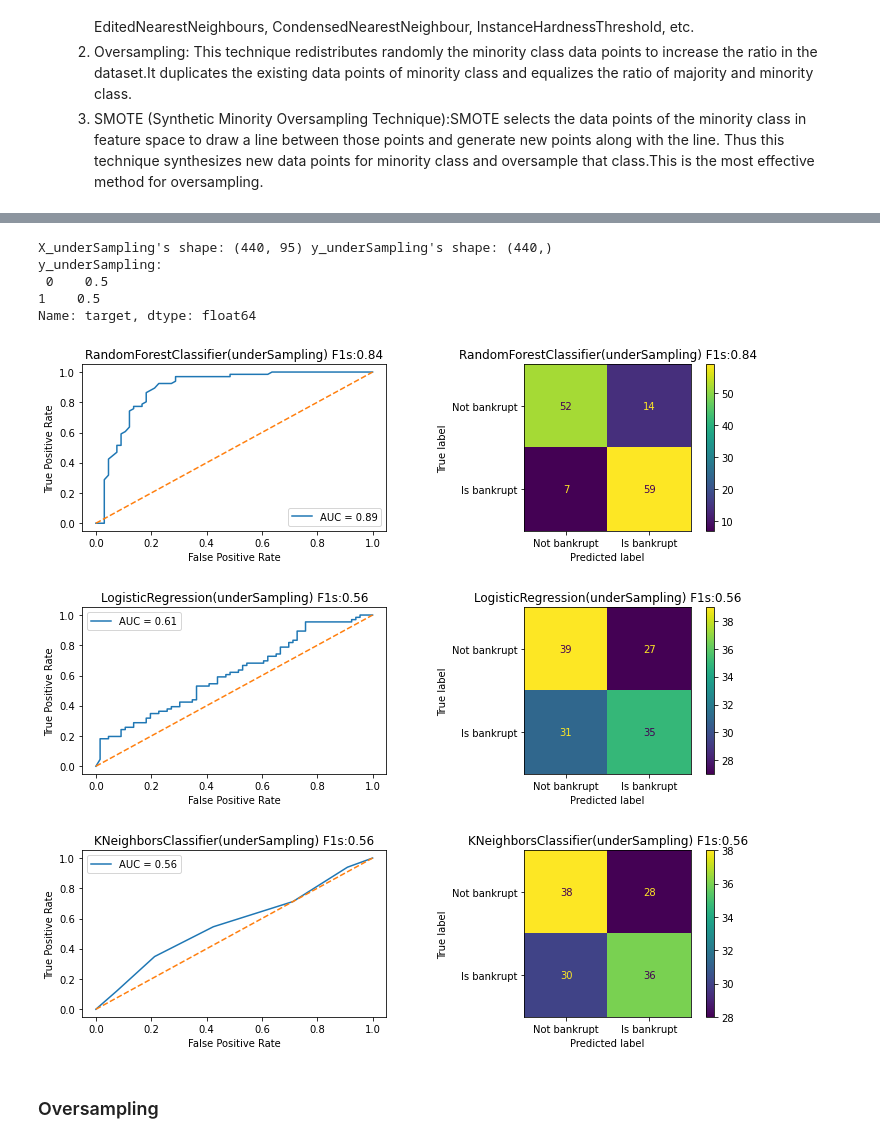
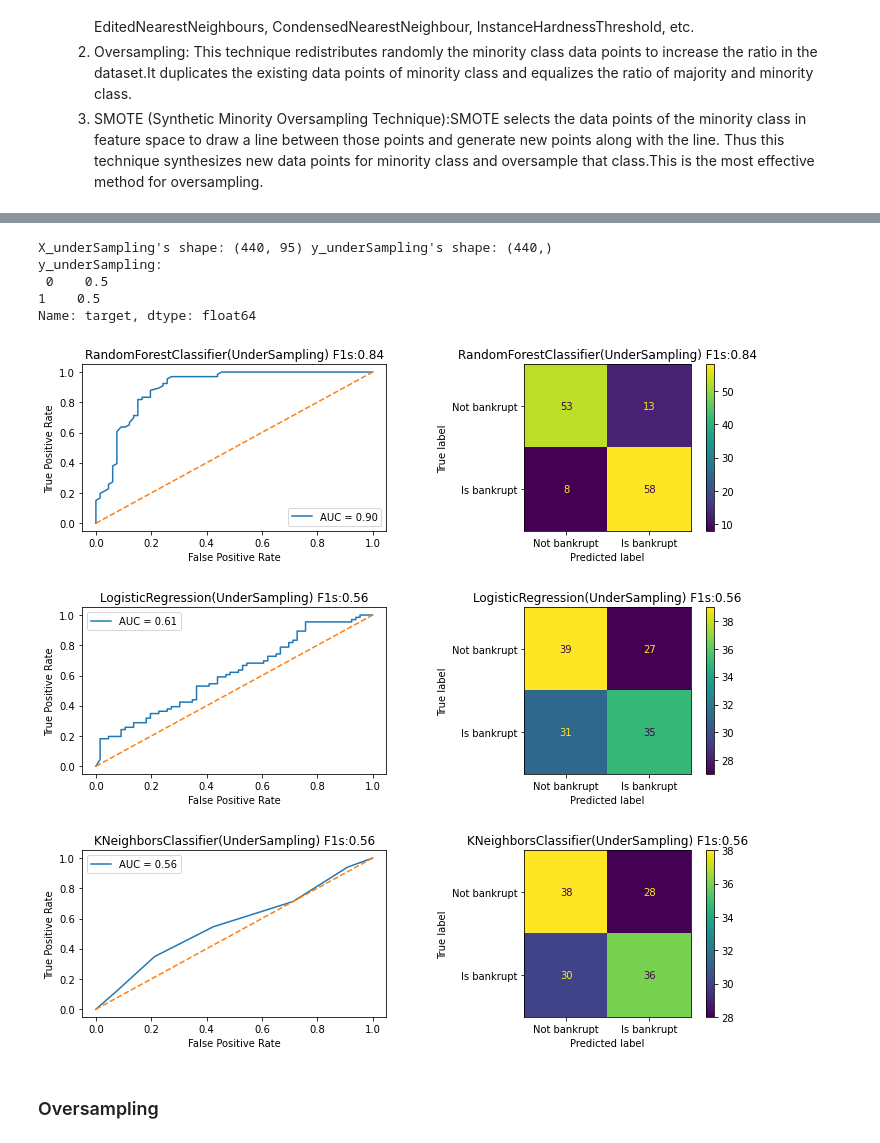
Before and after one commit to gg41825/ml-group-project, a Jupyter notebook: Bankruptcy_Jan20_combined.ipynb, the cells around one changed output, grey strips where cells are left out. Cells and saved outputs as stored; diff of their text form; code cells hidden in the pictures.

```diff
--- a/Bankruptcy_Jan20_combined.ipynb
+++ b/Bankruptcy_Jan20_combined.ipynb
@@ -135,12 +134,26 @@ plt.show()
 # %%
 # Find the best resampled dataset
 models = [RandomForestClassifier(), LogisticRegression(), KNeighborsClassifier()]
+
+# claim resample constants
+C_ORIGINAL = "Original"
+C_UNDERSAMPLING = "UnderSampling"
+C_OVERSAMPLING = "OverSampling"
+C_SMOTE = "SMOTE"
+
+# claim feature selection constants
+C_TARGETHIGHCORR = "TargetHighCorr"
+C_REMOVE5VIF = "remove5VIF with targetHighCorr"
+C_STANDARDSCALER = "StandardScaler"
+C_MODELREDUCEFEATURE = "ModelReduceFeature"
+C_KBESTMUTUALINFO = "kBestMutualInfo"
+
+# model data init
 models_name = ["RandomForestClassifier", "LogisticRegression", "KNeighborsClassifier"]
-data_name = ["Original", "underSampling", "overSampling", "SMOTE"]
+data_name = [C_ORIGINAL, C_UNDERSAMPLING, C_OVERSAMPLING, C_SMOTE]
 models_f1Score = pd.DataFrame(columns=models_name, index=data_name)
-models_acurrency = pd.DataFrame(columns=models_name, index=data_name)
+models_accurracy = pd.DataFrame(columns=models_name, index=data_name)
 
 # for later combined charts
-roc_values = {}
-aucs = {}
+auc_rocs = {}
 # %%
@@ -168 +203,4 @@ def roc_auc_curve(probabilities, y_test, plot_title, ax):
+# %%
+def get_f1score_accuracy(md_name, y_test, y_pre):
+    return f1_score(y_test, y_pre, average="macro"), accuracy_score(y_test, y_pre)
 # %%
@@ -212,32 +237,24 @@ Please also refer to the documentation for alternative solver options:
 # %%
 # Undersampling
 rus = RandomUnderSampler(random_state=0)
 X_underSampling, y_underSampling = rus.fit_resample(X, y)
 print(
     "X_underSampling's shape:",
     X_underSampling.shape,
     "y_underSampling's shape:",
     y_underSampling.shape,
 )
 print("y_underSampling:\n", y_underSampling.value_counts(normalize=True))
-testModels(
-    models,
-    models_name,
-    X_underSampling,
-    y_underSampling,
-    "underSampling",
-    models_f1Score,
-    models_acurrency,
-)
+testModels(X_underSampling, y_underSampling, C_UNDERSAMPLING, True)
 # %% [output]
 X_underSampling's shape: (440, 95) y_underSampling's shape: (440,)
 y_underSampling:
  0    0.5
 1    0.5
 Name: target, dtype: float64
-[figure, old version]
+[figure, new version]
 [figure]
-[figure, old version]
+[figure, new version]
 # %% [markdown]
 ### Oversampling
 # %%
```
Also changed, not shown: parts of 21 cells of this notebook.
